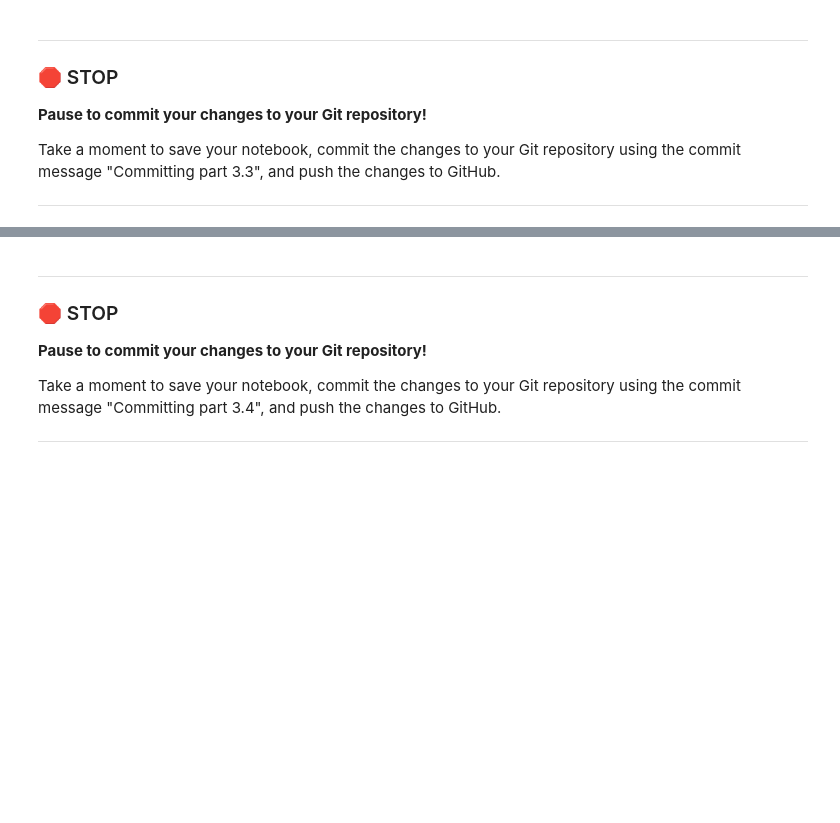
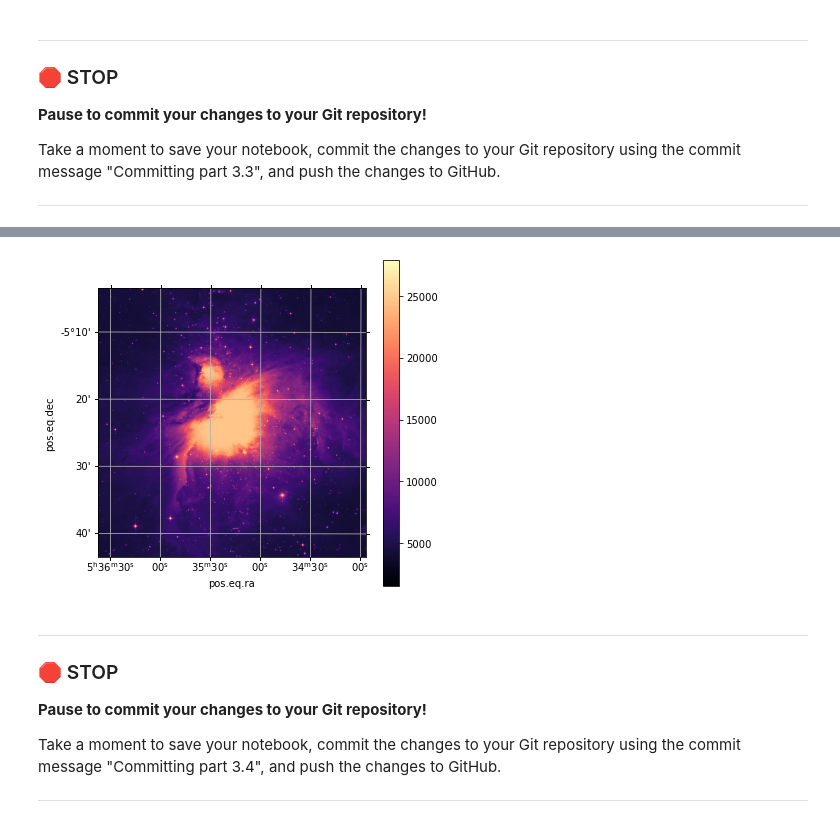
Before and after one commit to cedric-emmanuel/cmse202-s21-turnin, a Jupyter notebook: hw-01/HW-01_GitPracticeDebuggingAndPythonPackages-STUDENT-Copy1.ipynb, the cells around one changed output, grey strips where cells are left out. Cells and saved outputs as stored; diff of their text form; code cells hidden in the pictures; blank space fills up the shorter version.

```diff
--- a/hw-01/HW-01_GitPracticeDebuggingAndPythonPackages-STUDENT-Copy1.ipynb
+++ b/hw-01/HW-01_GitPracticeDebuggingAndPythonPackages-STUDENT-Copy1.ipynb
@@ -361,0 +360,18 @@ Now that you've spent some time exploring the nature of these images, we're goin
+# %%
+# Put your code here
+import matplotlib.pyplot as plt
+
+from astropy.wcs import WCS
+from astropy.io import fits
+from astropy.utils.data import get_pkg_data_filename
+
+filename = get_pkg_data_filename('m42_40min_ir.fits')
+
+hdu = fits.open(filename)[0]
+wcs = WCS(hdu.header)
+plt.figure(figsize=(6,6))
+plt.subplot(projection=wcs)
+plt.imshow(image_data_ir,origin="lower",cmap="magma")
+plt.colorbar()
+plt.grid()
+# %% [output]
@@ -362,3 +392,4 @@ Now that you've spent some time exploring the nature of these images, we're goin
+[figure, added]
 # %% [markdown]
 ---
 ### &#128721; STOP
```
Also changed, not shown: parts of 3 cells of this notebook.
